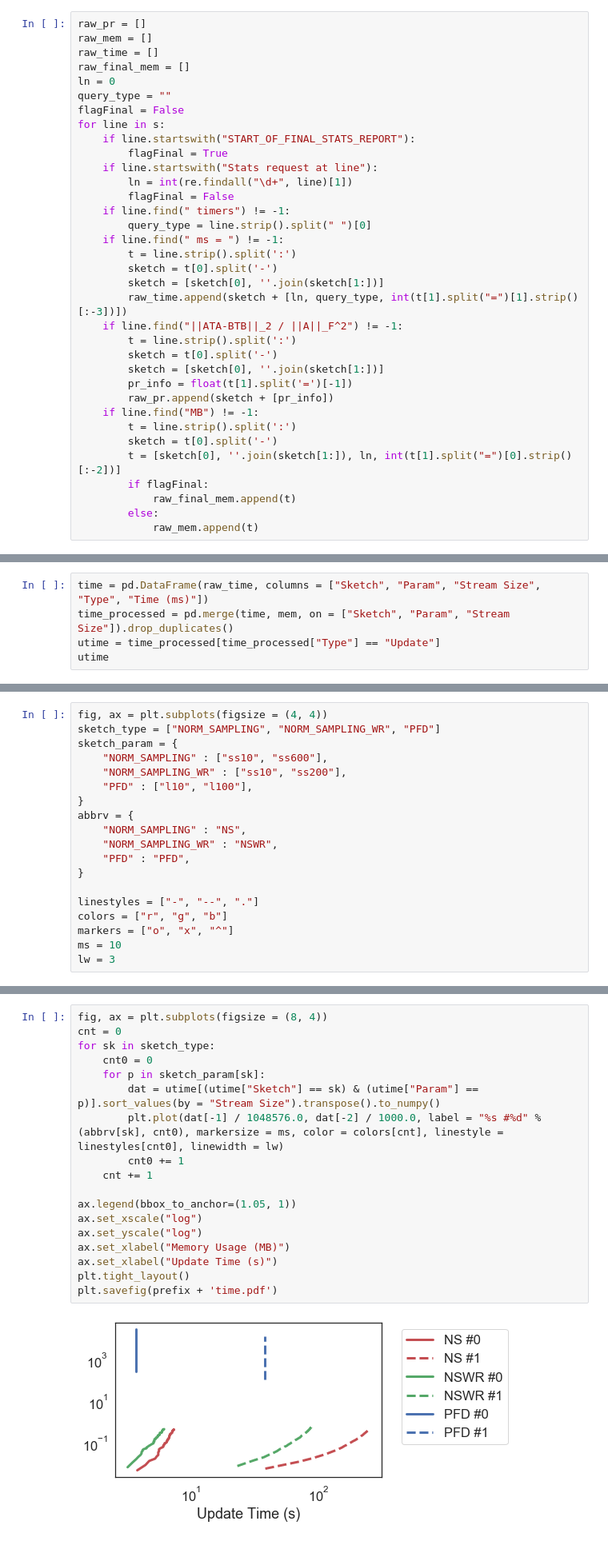
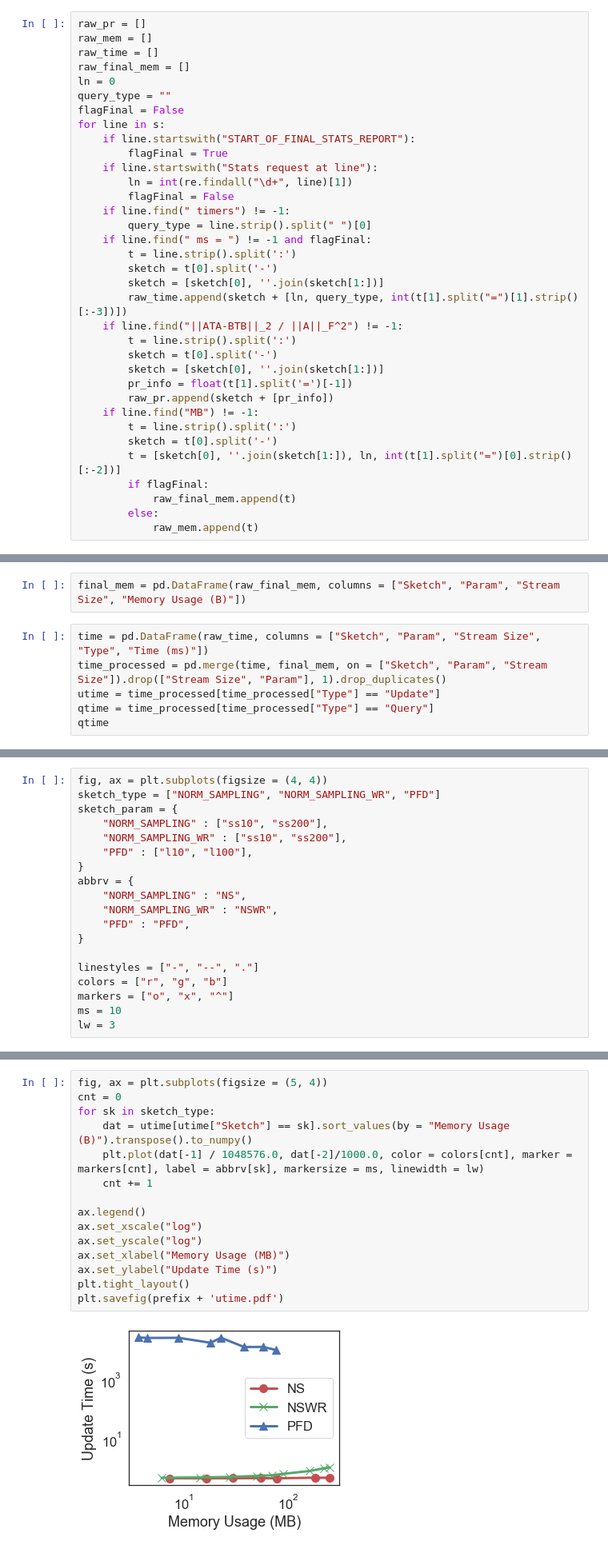
Before and after one commit to Yanqing-UTAH/ATTPCode, a Jupyter notebook: plot/MAT_ATTP_big.ipynb, the cells around one changed output, grey strips where cells are left out. Shown at 80% size. Saved outputs shown, nothing was run; the diff lists cells and outputs as text.

```diff
--- a/plot/MAT_ATTP_big.ipynb
+++ b/plot/MAT_ATTP_big.ipynb
@@ -26,7 +26,7 @@ for line in s:
         flagFinal = False
     if line.find(" timers") != -1:
         query_type = line.strip().split(" ")[0]
-    if line.find(" ms = ") != -1:
+    if line.find(" ms = ") != -1 and flagFinal:
         t = line.strip().split(':')
         sketch = t[0].split('-')
         sketch = [sketch[0], ''.join(sketch[1:])]
@@ -62,9 +62,12 @@ mem
 | 2398 | NORM_SAMPLING_WR | ss600 | 50000 | 231318576 |
 | 2399 | NORM_SAMPLING_WR | ss700 | 50000 | 262786832 |
 2400 rows × 4 columns
+# %%
+final_mem = pd.DataFrame(raw_final_mem, columns = ["Sketch", "Param", "Stream Size", "Memory Usage (B)"])
 # %%
 time = pd.DataFrame(raw_time, columns = ["Sketch", "Param", "Stream Size", "Type", "Time (ms)"])
-time_processed = pd.merge(time, mem, on = ["Sketch", "Param", "Stream Size"]).drop_duplicates()
+time_processed = pd.merge(time, final_mem, on = ["Sketch", "Param", "Stream Size"]).drop(["Stream Size", "Param"], 1).drop_duplicates()
 utime = time_processed[time_processed["Type"] == "Update"]
-utime
+qtime = time_processed[time_processed["Type"] == "Query"]
+qtime
 # %% [output]
@@ -85,7 +92,7 @@ utime
 fig, ax = plt.subplots(figsize = (4, 4))
 sketch_type = ["NORM_SAMPLING", "NORM_SAMPLING_WR", "PFD"]
 sketch_param = {
-    "NORM_SAMPLING" : ["ss10", "ss600"],
+    "NORM_SAMPLING" : ["ss10", "ss200"],
     "NORM_SAMPLING_WR" : ["ss10", "ss200"],
     "PFD" : ["l10", "l100"],
 }
@@ -124,20 +131,17 @@ plt.savefig(prefix + 'mem.pdf')
 # %%
-fig, ax = plt.subplots(figsize = (8, 4))
+fig, ax = plt.subplots(figsize = (5, 4))
 cnt = 0
 for sk in sketch_type:
-    cnt0 = 0
-    for p in sketch_param[sk]:
-        dat = utime[(utime["Sketch"] == sk) & (utime["Param"] == p)].sort_values(by = "Stream Size").transpose().to_numpy()
-        plt.plot(dat[-1] / 1048576.0, dat[-2] / 1000.0, label = "%s #%d" % (abbrv[sk], cnt0), markersize = ms, color = colors[cnt], linestyle = linestyles[cnt0], linewidth = lw)
-        cnt0 += 1
+    dat = utime[utime["Sketch"] == sk].sort_values(by = "Memory Usage (B)").transpose().to_numpy()
+    plt.plot(dat[-1] / 1048576.0, dat[-2]/1000.0, color = colors[cnt], marker = markers[cnt], label = abbrv[sk], markersize = ms, linewidth = lw)
     cnt += 1
 
-ax.legend(bbox_to_anchor=(1.05, 1))
+ax.legend()
 ax.set_xscale("log")
 ax.set_yscale("log")
 ax.set_xlabel("Memory Usage (MB)")
-ax.set_xlabel("Update Time (s)")
+ax.set_ylabel("Update Time (s)")
 plt.tight_layout()
-plt.savefig(prefix + 'time.pdf')
+plt.savefig(prefix + 'utime.pdf')
 # %% [output]
-[figure, old version]
+[figure, new version]
```
Also changed, not shown: parts of 3 cells of this notebook, 2 other files.
